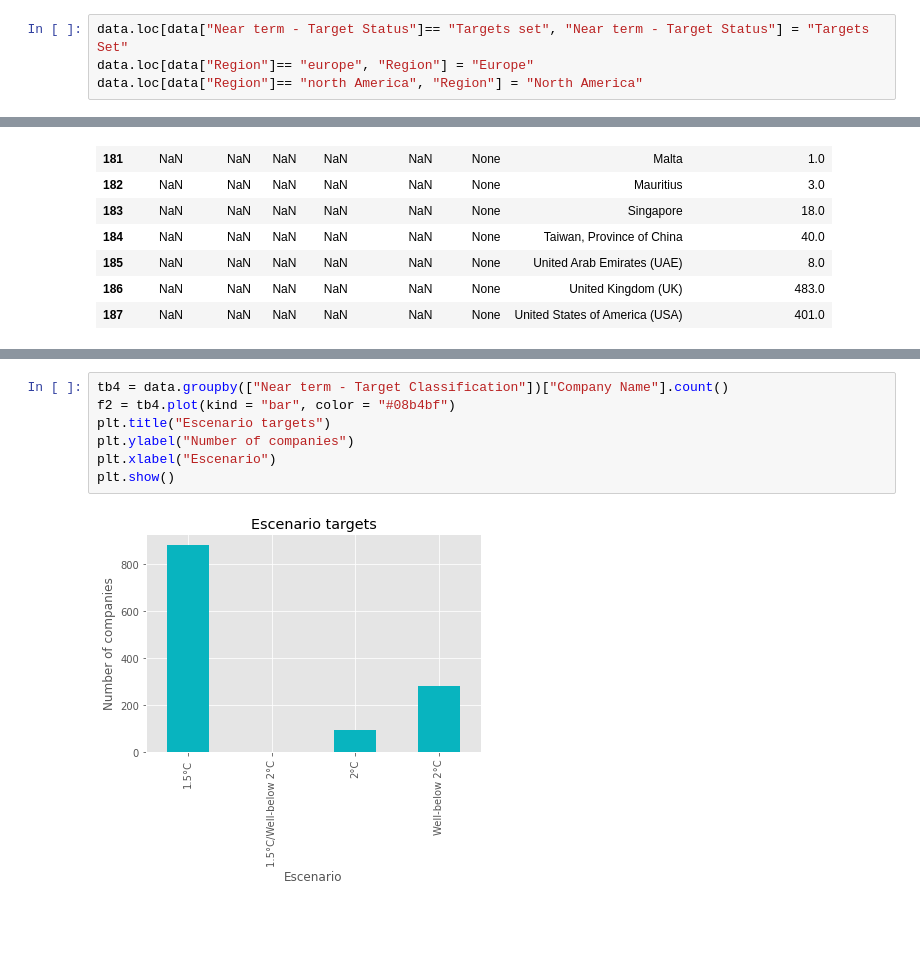
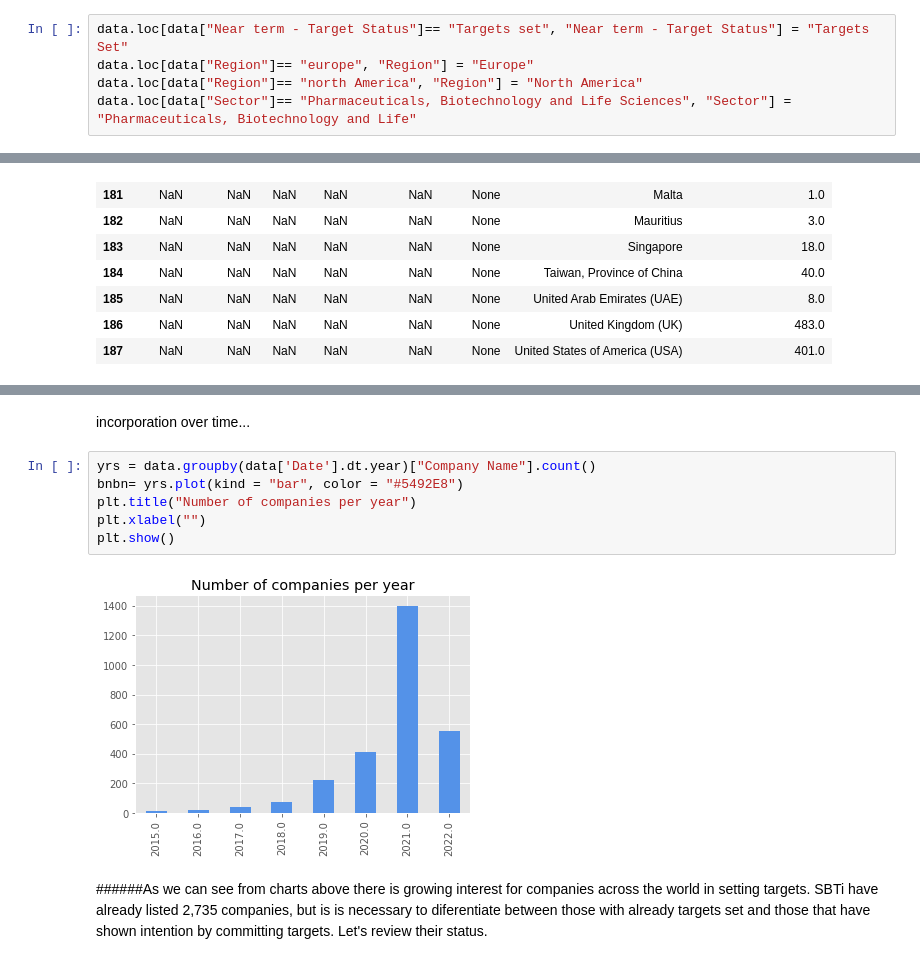
Before and after one commit to isalesp/SBTi, a Jupyter notebook: SBTi.ipynb, the cells around one changed output, grey strips where cells are left out. Cells and saved outputs as stored; diff of their text form; blank space fills up the shorter version.

```diff
--- a/SBTi.ipynb
+++ b/SBTi.ipynb
@@ -184,3 +184,4 @@ Name: Sector, dtype: int64
 data.loc[data["Near term - Target Status"]== "Targets set", "Near term - Target Status"] = "Targets Set"
 data.loc[data["Region"]== "europe", "Region"] = "Europe"
 data.loc[data["Region"]== "north America", "Region"] = "North America"
+data.loc[data["Sector"]== "Pharmaceuticals, Biotechnology and Life Sciences", "Sector"] = "Pharmaceuticals, Biotechnology and Life"
@@ -326,14 +276,17 @@ style_function = "font-size : 15px; fond-weight: bold"
 world_map
 # %% [output]
 [interactive output not drawn]
+# %% [markdown]
+incorporation over time...
 # %%
-tb4 = data.groupby(["Near term - Target Classification"])["Company Name"].count()
-f2 = tb4.plot(kind = "bar", color = "#08b4bf")
-plt.title("Escenario targets")
-plt.ylabel("Number of companies")
-plt.xlabel("Escenario")
+yrs = data.groupby(data['Date'].dt.year)["Company Name"].count()
+bnbn= yrs.plot(kind = "bar", color = "#5492E8")
+plt.title("Number of companies per year")
+plt.xlabel("")
 plt.show()
 # %% [output]
-[figure, old version]
+[figure, new version]
+# %% [markdown]
+######As we can see from charts above there is growing interest for companies across the world in setting targets. SBTi have already listed 2,735 companies, but is is necessary to diferentiate between those with already targets set and those that have shown intention by committing targets. Let's review their status.
 # %%
 tb5 = data.groupby(["Near term - Target Status"])["Company Name"].count()
```
Also changed, not shown: parts of 49 cells of this notebook.
